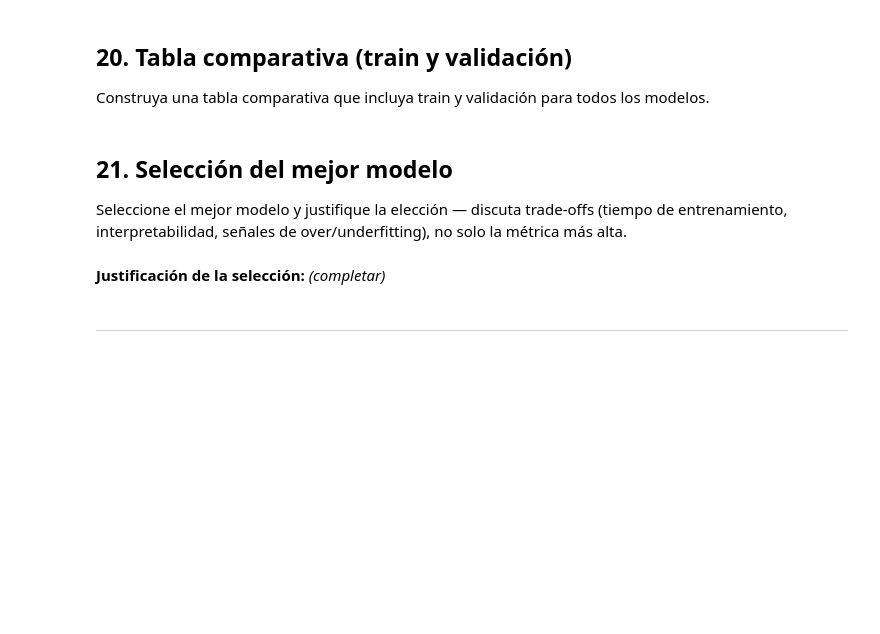
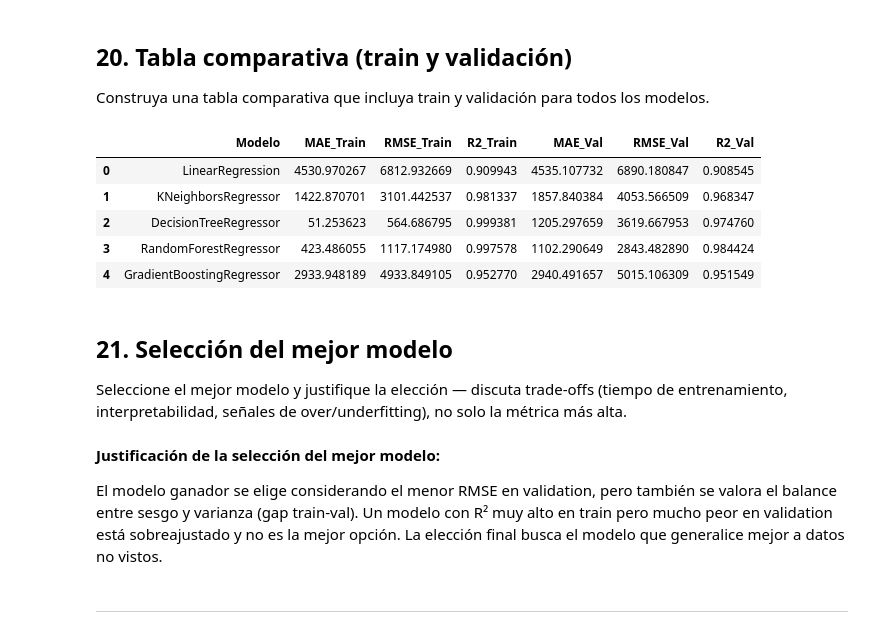
Before and after one commit to Jjes07/FundamentosML-Workshop2, a Jupyter notebook: Regresion.ipynb, the cells around one changed output. Drawn from its saved outputs; the diff is of its cells as text; code cells hidden in the pictures; blank space fills up the shorter version.

```diff
--- a/Regresion.ipynb
+++ b/Regresion.ipynb
@@ -912,13 +1007,23 @@ Para cada uno de los 5 modelos, calcule MAE, MSE y R² tanto sobre train como so
 
 Construya una tabla comparativa que incluya train y validación para todos los modelos.
 # %%
-# Tabla comparativa train/val:
+# Tabla comparativa de métricas en train y validation
+df_results_train_val
+# %% [output]
+|  | Modelo | MAE_Train | RMSE_Train | R2_Train | MAE_Val | RMSE_Val | R2_Val |
+| 0 | LinearRegression | 4530.970267 | 6812.932669 | 0.909943 | 4535.107732 | 6890.180847 | 0.908545 |
+| 1 | KNeighborsRegressor | 1422.870701 | 3101.442537 | 0.981337 | 1857.840384 | 4053.566509 | 0.968347 |
+| 2 | DecisionTreeRegressor | 51.253623 | 564.686795 | 0.999381 | 1205.297659 | 3619.667953 | 0.974760 |
+| 3 | RandomForestRegressor | 423.486055 | 1117.174980 | 0.997578 | 1102.290649 | 2843.482890 | 0.984424 |
+| 4 | GradientBoostingRegressor | 2933.948189 | 4933.849105 | 0.952770 | 2940.491657 | 5015.106309 | 0.951549 |
 # %% [markdown]
 ## 21. Selección del mejor modelo
 
 Seleccione el mejor modelo y justifique la elección — discuta trade-offs (tiempo de entrenamiento, interpretabilidad, señales de over/underfitting), no solo la métrica más alta.
 # %% [markdown]
-**Justificación de la selección:** *(completar)*
+**Justificación de la selección del mejor modelo:**
+
+El modelo ganador se elige considerando el menor RMSE en validation, pero también se valora el balance entre sesgo y varianza (gap train-val). Un modelo con R² muy alto en train pero mucho peor en validation está sobreajustado y no es la mejor opción. La elección final busca el modelo que generalice mejor a datos no vistos.
 # %% [markdown]
 ---
 # %% [markdown]
```
Also changed, not shown: parts of 20 cells of this notebook, 7 other files.
